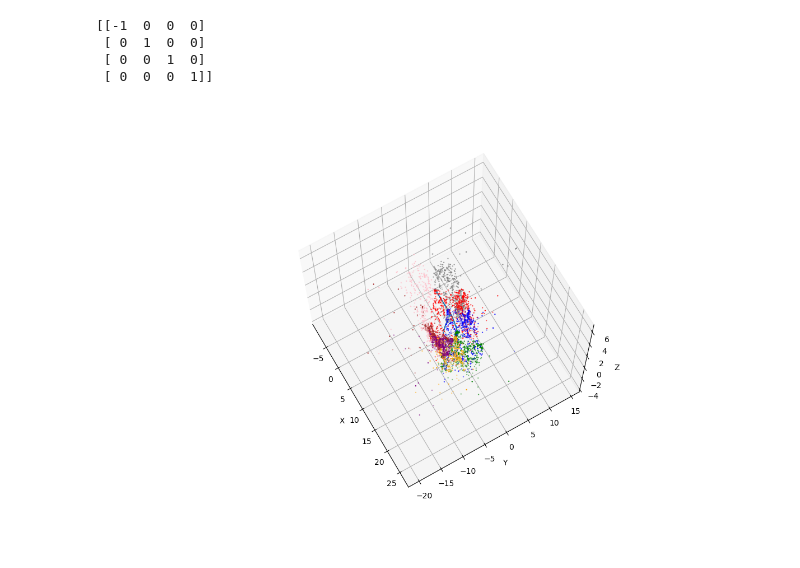
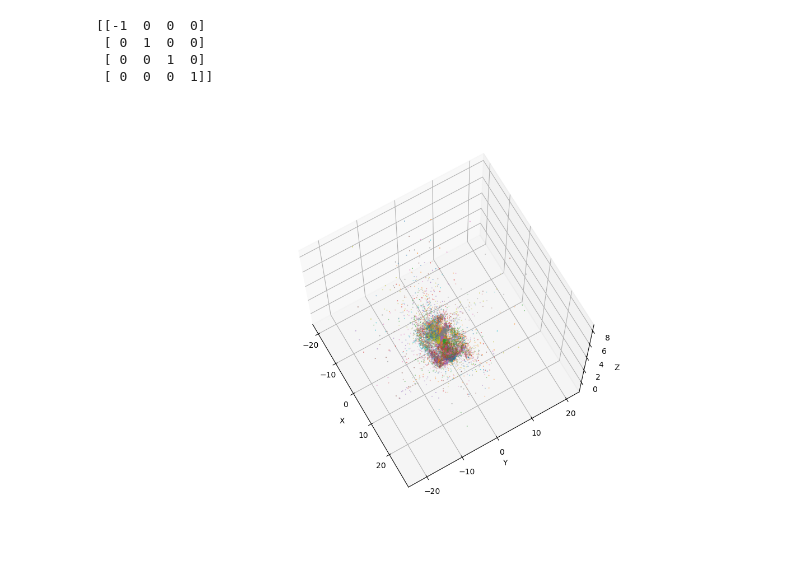
Before and after one commit to adamspeedy/vtr3, a Jupyter notebook: src/main/src/vtr_db_extractor/python/landmark_viewer.ipynb, the cells around one changed output. Saved outputs shown, nothing was run; the diff lists cells and outputs as text; code cells hidden in the pictures.

```diff
--- a/src/main/src/vtr_db_extractor/python/landmark_viewer.ipynb
+++ b/src/main/src/vtr_db_extractor/python/landmark_viewer.ipynb
@@ -32,7 +32,7 @@ for i in range(0,file_count_landmarks,1):
                 continue
             else:
                 row = [float(val) for val in line.strip().split(",")]
-                if row[0] < 50.0 and row[1] < 50.0 and row[2] < 15.0 and row[2]> -5.0:
+                if row[0] < 50.0 and -row[1] < 50.0 and -row[1] > -0.2 and row[2] < 20.0 and row[2]> 0.0:
                     x.append(-row[0])
                     y.append(-row[1])
                     z.append(row[2])
@@ -281,35 +283,36 @@ for frame in range(file_count_landmarks):
 ax = plt.figure(figsize=(12, 8)).add_subplot(projection='3d')
 _ = ax.quiver(
   origins[..., 0].flatten(),
   origins[..., 1].flatten(),
   origins[..., 2].flatten(),
   -dirs[..., 0].flatten(),
   -dirs[..., 1].flatten(),
   -dirs[..., 2].flatten(), length=0.5, normalize=False)
 
 # ax.scatter(
 #     migrated_landmarks[0][0],
 #     migrated_landmarks[0][1],
 #     migrated_landmarks[0][2],
 #     color='red', s=1, label='Origins')
 
-indices_to_plot = [0, 10, 20, 25, 30, 35, 40, 50]  # Add as many as you want
-colors = ['red', 'blue', 'green', 'orange', 'purple', 'brown', 'pink', 'gray']
+# indices_to_plot = [0, 10, 20, 25, 30, 35, 40, 50]  # Add as many as you want
+# colors = ['red', 'blue', 'green', 'orange', 'purple', 'brown', 'pink', 'gray']
+indices_to_plot = list(range(0, 90, 2))
 
 for i, idx in enumerate(indices_to_plot):
     ax.scatter(
         migrated_landmarks[idx][0],
         migrated_landmarks[idx][1],
         migrated_landmarks[idx][2],
-        color=colors[i % len(colors)],
-        s=0.5,
+        # color=colors[i % len(colors)],
+        s=0.1,
         label=f'Index {idx}')
 
 ax.set_box_aspect([1,1,1])
 ax.set_xlabel('X')
 ax.set_ylabel('Y')
 ax.set_zlabel('Z')
 ax.view_init(70, -30)
 plt.show()
 # %% [output]
-[figure, old version]
+[figure, new version]
```
Also changed, not shown: parts of 7 cells of this notebook, 3 other files.
